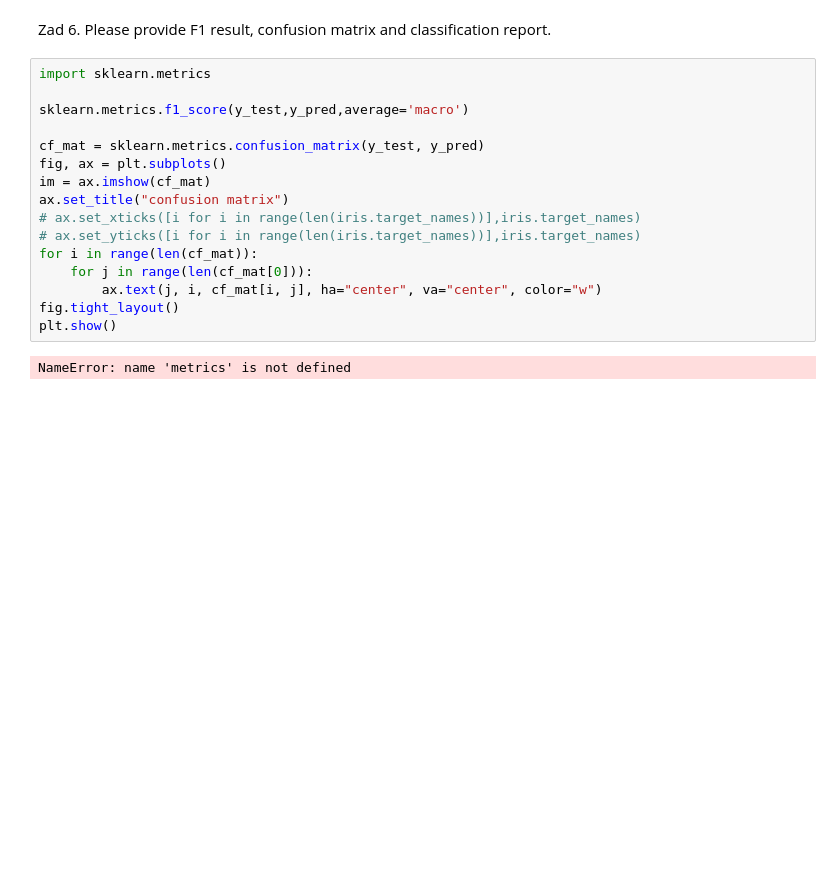
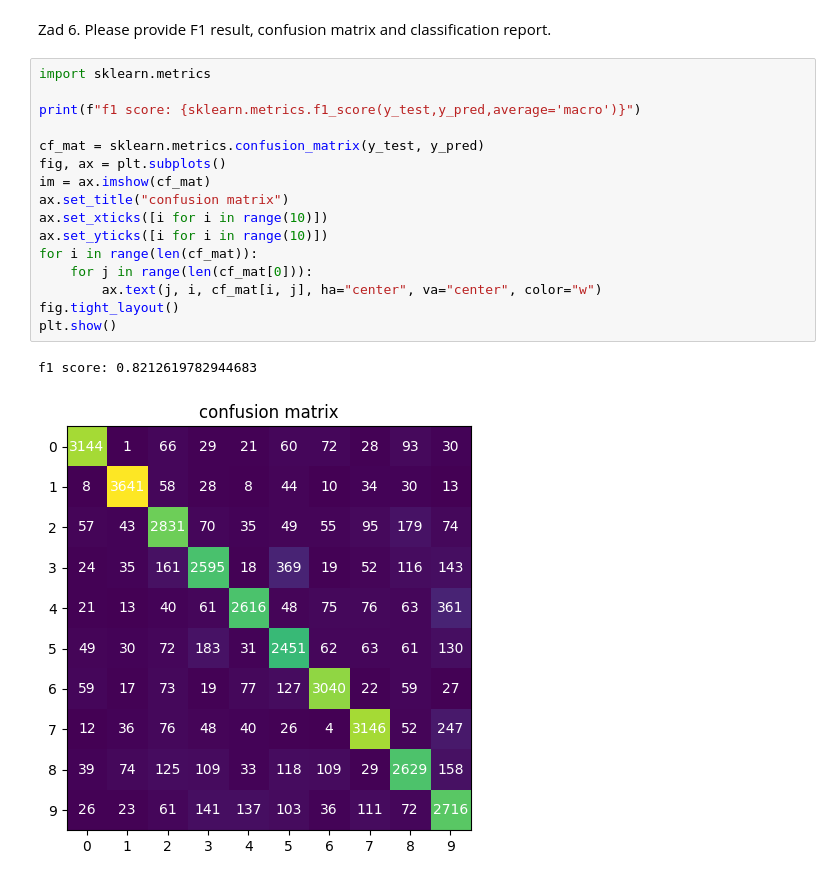
Before and after one commit to MichalMichniak/Machine_Learning_2023_Academy_Course, a Jupyter notebook: lab_5/main.ipynb, the cells around one changed output. Saved outputs shown, nothing was run; the diff lists cells and outputs as text; blank space fills up the shorter version.

```diff
--- a/lab_5/main.ipynb
+++ b/lab_5/main.ipynb
@@ -180,18 +182,19 @@ Zad 6. Please provide F1 result, confusion matrix and classification report.
 # %%
 import sklearn.metrics
 
-sklearn.metrics.f1_score(y_test,y_pred,average='macro')
+print(f"f1 score: {sklearn.metrics.f1_score(y_test,y_pred,average='macro')}")
 
 cf_mat = sklearn.metrics.confusion_matrix(y_test, y_pred)
 fig, ax = plt.subplots()
 im = ax.imshow(cf_mat)
 ax.set_title("confusion matrix")
-# ax.set_xticks([i for i in range(len(iris.target_names))],iris.target_names)
-# ax.set_yticks([i for i in range(len(iris.target_names))],iris.target_names)
+ax.set_xticks([i for i in range(10)])
+ax.set_yticks([i for i in range(10)])
 for i in range(len(cf_mat)):
     for j in range(len(cf_mat[0])):
         ax.text(j, i, cf_mat[i, j], ha="center", va="center", color="w")
 fig.tight_layout()
 plt.show()
 # %% [output]
-NameError: name 'metrics' is not defined
+f1 score: 0.8212619782944683
+[figure, added]
```
Also changed, not shown: parts of 3 cells of this notebook.
